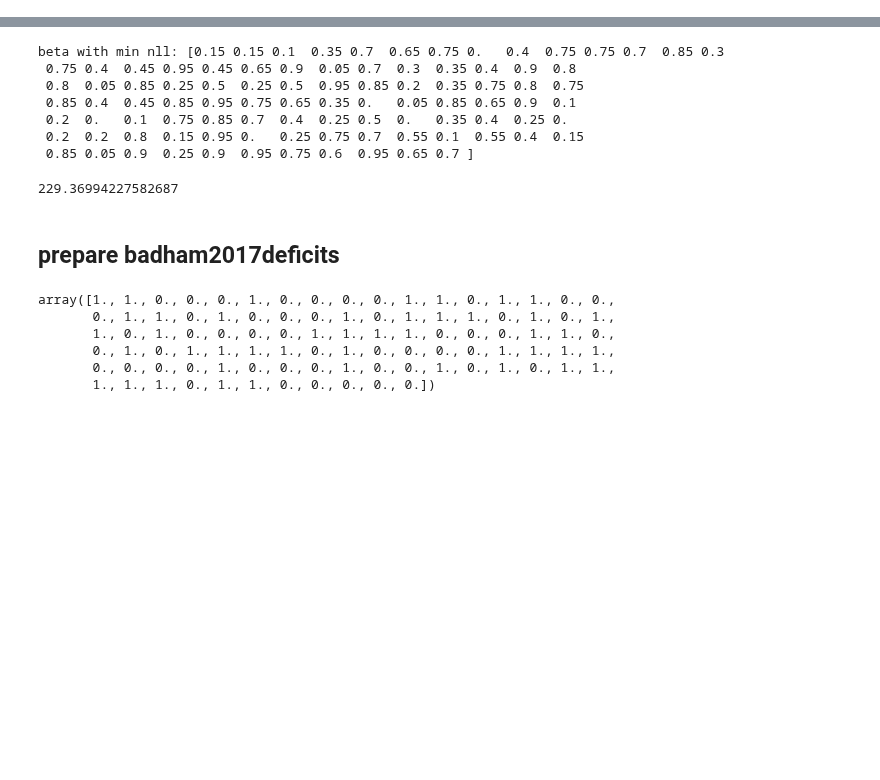
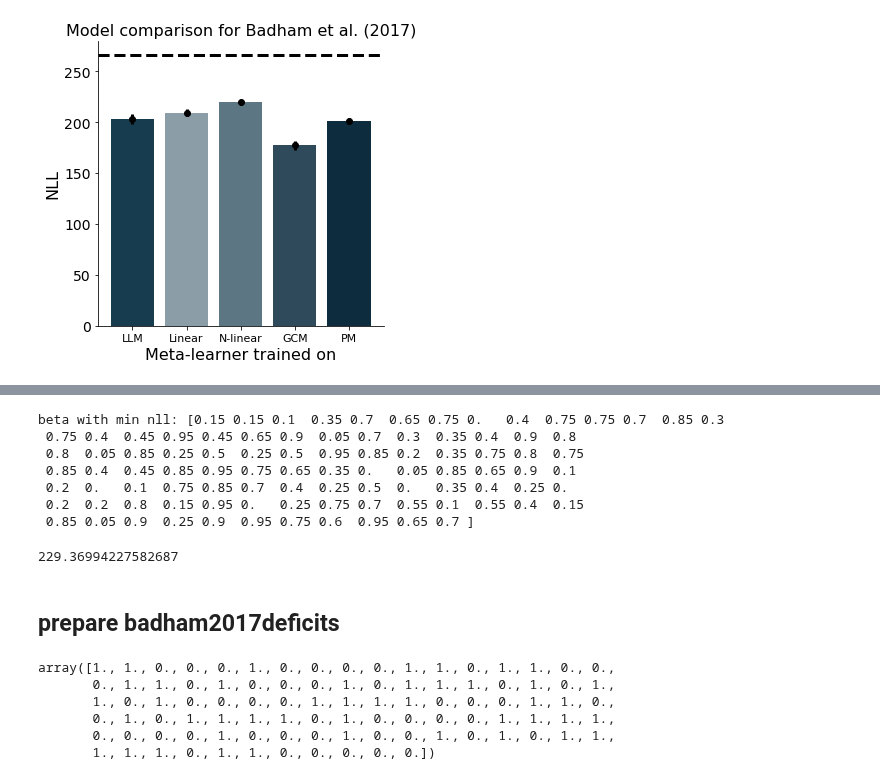
Before and after one commit to akjagadish/vanilla-llama, a Jupyter notebook: categorisation/notebooks/model_comparison.ipynb, the cells around one changed output, grey strips where cells are left out. Drawn from its saved outputs; the diff is of its cells as text; code cells hidden in the pictures; blank space fills up the shorter version.

```diff
--- a/categorisation/notebooks/model_comparison.ipynb
+++ b/categorisation/notebooks/model_comparison.ipynb
@@ -162,0 +216,99 @@ plt.show()
+# %%
+models = ['badham2017_env=claude_generated_tasks_paramsNA_dim3_data100_tasks11518_pversion4_model=transformer_num_episodes500000_num_hidden=256_lr0.0003_num_layers=6_d_model=64_num_head=8_noise0.0_shuffleTrue_run=0_eps_greedy',\
+            'badham2017_env=dim3synthetic_model=transformer_num_episodes500000_num_hidden=256_lr0.0003_num_layers=6_d_model=64_num_head=8_noise0.0_shuffleTrue_run=0_syntheticnonlinear_eps_greedy',\
+            'badham2017_env=dim3synthetic_model=transformer_num_episodes500000_num_hidden=256_lr0.0003_num_layers=6_d_model=64_num_head=8_noise0.0_shuffleTrue_run=0_synthetic_eps_greedy',\
+            'badham2017_gcm_runs=1_iters=1_blocks=1_loss=nll',\
+            'badham2017_pm_runs=1_iters=1_blocks=1_loss=nll',]
+nlls,fitted_betas, r2s = [], [], []
+model_accs = []
+bics = []
+num_tasks = 4
+num_trials = 96*num_tasks
+
+for model_name in models:
+    fits =  np.load(f'../data/model_comparison/{model_name}.npz')
+    if 'model=transformer' in model_name:
+        betas, pnlls, pr2s = fits['betas'], fits['nlls'], fits['pr2s']
+        model_accs.append(fits['accs'].max(0).mean())
+        pr2s = np.array(pr2s)
+        min_nll_index = np.argmin(np.stack(pnlls), 0)
+        pr2s_min_nll = np.stack([pr2s[min_nll_index[idx], idx] for idx in range(pr2s.shape[1])])
+        nlls_min_nlls = np.stack([pnlls[min_nll_index[idx], idx] for idx in range(pnlls.shape[1])])
+        fitted_betas.append(betas[min_nll_index])
+        bic = np.array(nlls_min_nlls)*2 + np.log(num_trials)*1
+    elif ('gcm' in model_name) or ('pm' in model_name):
+        betas, pnlls, pr2s = fits['params'], fits['lls'], fits['r2s']
+        #TODO: note that here I summing the fits across the four conditions fit separately
+        nlls_min_nlls = np.array(pnlls).squeeze().sum(1)
+        pr2s_min_nll = np.array(pr2s).squeeze().mean(1)
+        num_parameters = 5*num_tasks if ('gcm' in model_name) else 11*num_tasks
+        bic = np.array(nlls_min_nlls)*2 + np.log(num_trials)*num_parameters
+        fitted_betas.append(betas.squeeze()[..., 1].mean(1))
+    elif ('rulex' in model_name):
+        betas, pnlls, pr2s = fits['params'], fits['lls'], fits['r2s']
+        nlls_min_nlls = np.array(pnlls).squeeze()
+        pr2s_min_nll = np.array(pr2s).squeeze()
+        bic = np.array(nlls_min_nlls)*2 + np.log(num_trials)*2*num_tasks
+
+    nlls.append(nlls_min_nlls)
+    r2s.append(pr2s_min_nll)
+    bics.append(bic)
+
+num_participants = len(nlls[0])
+MODELS = ['LLM', 'Linear', 'N-linear', 'GCM', 'PM']#, 'Rulex', 'Rule']
+# set colors depending on number of models in MODELS
+colors = ['#173b4f', '#8b9da7', '#5d7684', '#2f4a5a', '#0d2c3d', '#4d6a75', '#748995']
+# compare mean nlls across models in a bar plot
+f, ax = plt.subplots(1, 1, figsize=(5,5))
+bar_positions = np.arange(len(nlls))*0.5
+
+ax.bar(bar_positions, np.array(nlls).mean(1), color=colors, width=0.4)
+ax.errorbar(bar_positions, np.array(nlls).mean(1), yerr=np.array(nlls).std(1)/np.sqrt(num_participants-1), c='k', lw=3, fmt="o")
+# add chance level line for 616 trials with binary choices
+ax.axhline(y=-np.log(0.5)*num_trials, color='k', linestyle='--', lw=3)
+ax.set_xlabel('Meta-learner trained on', fontsize=FONTSIZE)
+ax.set_ylabel('NLL', fontsize=FONTSIZE)
+ax.set_xticks(bar_positions)  # Set x-tick positions to bar_positions
+ax.set_xticklabels(MODELS, fontsize=FONTSIZE-5)  # Assign category names to x-tick labels
+ax.set_title(f'Model comparison for Badham et al. (2017)', fontsize=FONTSIZE)
+# plt.xticks(fontsize=FONTSIZE-2)
+plt.yticks(fontsize=FONTSIZE-2)
+sns.despine()
+f.tight_layout()
+plt.show()
+
+# compare mean nlls across models in a bar plot
+f, ax = plt.subplots(1, 1, figsize=(5,5))
+bar_positions = np.arange(len(bics))*0.5
+ax.bar(bar_positions, np.array(bics).mean(1), color=colors, width=0.4)
+ax.errorbar(bar_positions, np.array(bics).mean(1), yerr=np.array(bics).std(1)/np.sqrt(num_participants-1), c='k', lw=3, fmt="o")
+# add chance level line for 616 trials with binary choices
+ax.axhline(y=-np.log(0.5)*num_trials*2, color='k', linestyle='--', lw=3)
+ax.set_xlabel('Meta-learner trained on', fontsize=FONTSIZE)
+ax.set_ylabel('BIC', fontsize=FONTSIZE)
+ax.set_xticks(bar_positions)  # Set x-tick positions to bar_positions
+ax.set_xticklabels(MODELS, fontsize=FONTSIZE-5)  # Assign category names to x-tick labels
+ax.set_title(f'Model comparison for Badham et al. (2017)', fontsize=FONTSIZE)
+# plt.xticks(fontsize=FONTSIZE-2)
+plt.yticks(fontsize=FONTSIZE-2)
+sns.despine()
+f.tight_layout()
+plt.show()
+
+num_participants = len(nlls[0])
+# compare mean r2s across models in a bar plot
+f, ax = plt.subplots(1, 1, figsize=(5,5))
+bar_positions = np.arange(len(r2s))*0.5
+ax.bar(bar_positions, np.array(r2s).mean(1), color=colors, width=0.4)
+ax.errorbar(bar_positions, np.array(r2s).mean(1), yerr=np.array(r2s).std(1)/np.sqrt(num_participants-1), c='k', lw=3, fmt="o")
+ax.set_xlabel('Meta-learner trained on', fontsize=FONTSIZE)
+ax.set_ylabel('R2', fontsize=FONTSIZE)
+ax.set_xticks(bar_positions)  # Set x-tick positions to bar_positions
+ax.set_xticklabels(MODELS, fontsize=FONTSIZE-5)  # Assign category names to x-tick labels
+ax.set_title(f'Model comparison for  Badham et al. (2017)', fontsize=FONTSIZE)
+plt.yticks(fontsize=FONTSIZE-2)
+sns.despine()
+f.tight_layout()
+plt.show()
+# %% [output]
+[figure, added]
```
Also changed, not shown: parts of 20 cells of this notebook, 1 other file.
